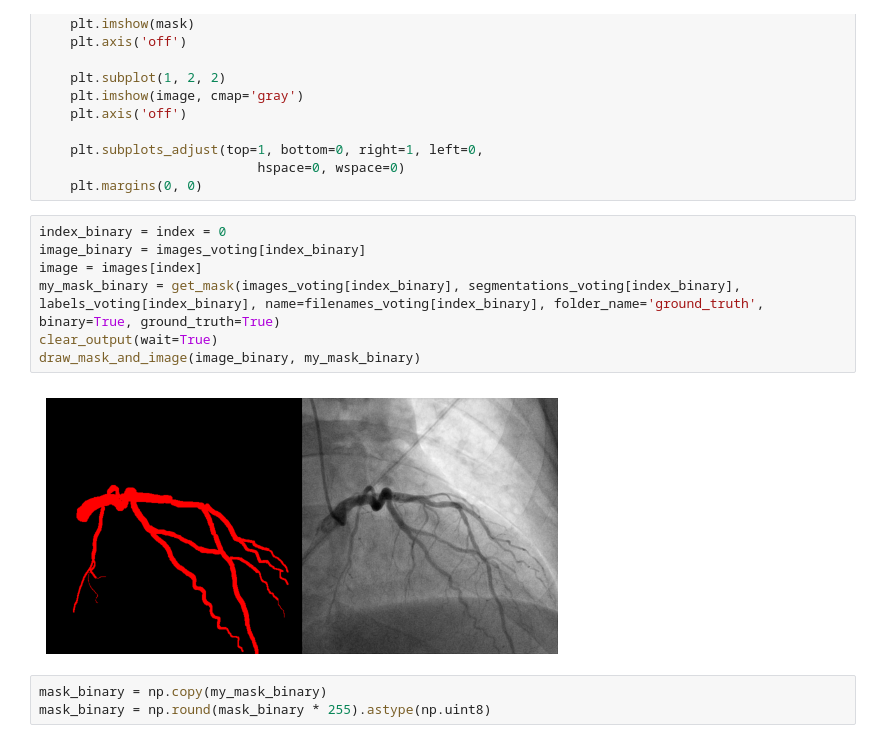
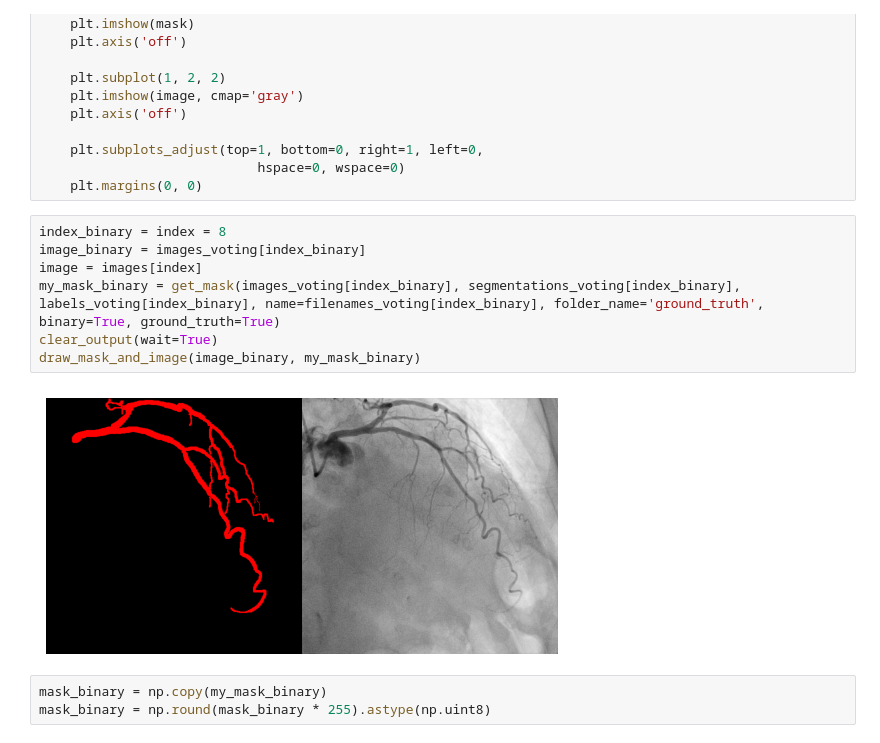
Before and after one commit to SzymixOz/semantic-segmentation-of-coronary-vessels, a Jupyter notebook: keypoints/keypoints-v2.ipynb, the cells around one changed output. Cells and saved outputs as stored; diff of their text form.

```diff
--- a/keypoints/keypoints-v2.ipynb
+++ b/keypoints/keypoints-v2.ipynb
@@ -46,14 +46,14 @@ def draw_mask_and_image(image,mask):
                             hspace=0, wspace=0)
     plt.margins(0, 0)
 # %%
-index_binary = index = 0
+index_binary = index = 8
 image_binary = images_voting[index_binary]
 image = images[index]
 my_mask_binary = get_mask(images_voting[index_binary], segmentations_voting[index_binary], labels_voting[index_binary], name=filenames_voting[index_binary], folder_name='ground_truth', binary=True, ground_truth=True)
 clear_output(wait=True)
 draw_mask_and_image(image_binary, my_mask_binary)
 # %% [output]
-[figure, old version]
+[figure, new version]
 # %%
 mask_binary = np.copy(my_mask_binary)
 mask_binary = np.round(mask_binary * 255).astype(np.uint8)
```
Also changed, not shown: parts of 3 cells of this notebook, 2 other files.
